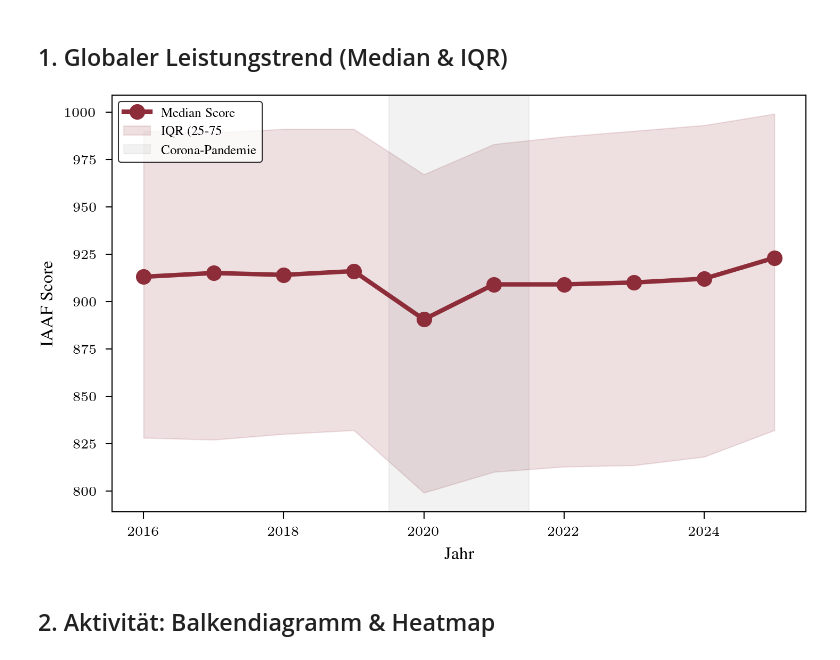
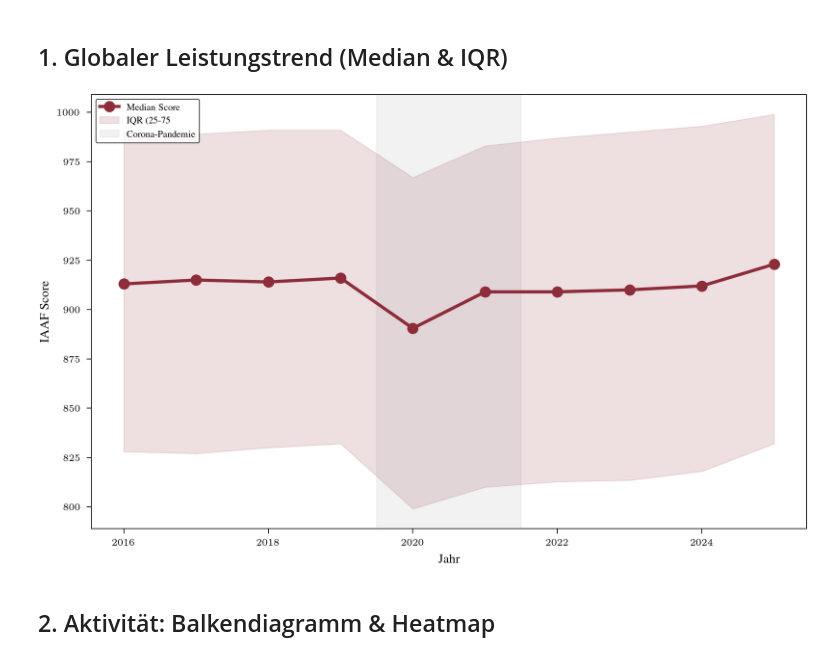
Before and after one commit to maxwernz/Data-Literacy, a Jupyter notebook: max/max_analysis/corona_impact_analysis.ipynb, the cells around one changed output. Drawn from its saved outputs; the diff is of its cells as text; code cells hidden in the pictures.

```diff
--- a/max/max_analysis/corona_impact_analysis.ipynb
+++ b/max/max_analysis/corona_impact_analysis.ipynb
@@ -61,36 +61,37 @@ Daten geladen: 67189 Einträge.
 # %%
 stats_per_year = df_recent.groupby('jahr')['iaaf_score'].agg(
     median='median',
     q25=lambda x: x.quantile(0.25),
     q75=lambda x: x.quantile(0.75),
     count='count'
 ).reset_index()
 
-with plt.rc_context(plt.increase_figsize(1.5)):
+# plt.set_column(column="full")
+with plt.rc_context(plt.bundles.icml2024(column="full")):
     fig, ax = plt.subplots()
 
     ax.plot(stats_per_year['jahr'], stats_per_year['median'],
-            color=rgb.tue_red, linewidth=2, marker='o', label='Median Score')
+        color=rgb.tue_red, linewidth=2, marker='o', label='Median Score')
 
     ax.fill_between(
-        stats_per_year['jahr'],
-        stats_per_year['q25'],
-        stats_per_year['q75'],
-        color=rgb.tue_red,
-        alpha=0.15,
-        label='IQR (25-75%)'
+    stats_per_year['jahr'],
+    stats_per_year['q25'],
+    stats_per_year['q75'],
+    color=rgb.tue_red,
+    alpha=0.15,
+    label='IQR (25-75%)'
     )
 
     ax.axvspan(2019.5, 2021.5, color='gray', alpha=0.1, label='Corona-Pandemie')
 
     # ax.set_title("Leistungsentwicklung (Median & Streuung)")
     ax.set_xlabel("Jahr")
     ax.set_ylabel("IAAF Score")
     ax.legend(loc='upper left')
 
     plt.show()
 # %% [output]
-[figure, old version]
+[figure, new version]
 # %% [markdown]
 ## 2. Aktivität: Balkendiagramm & Heatmap
 # %%
```
Also changed, not shown: 22 other files.
